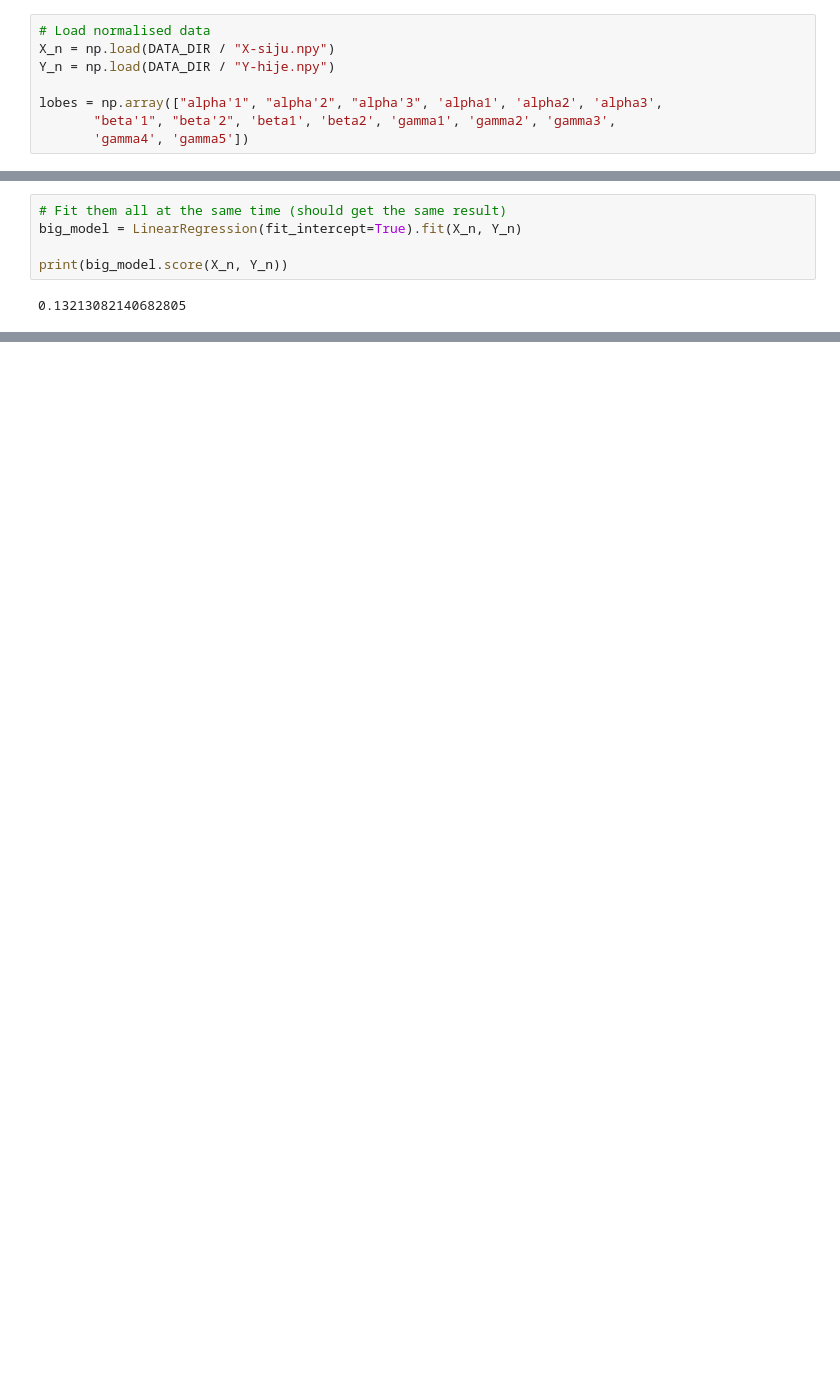
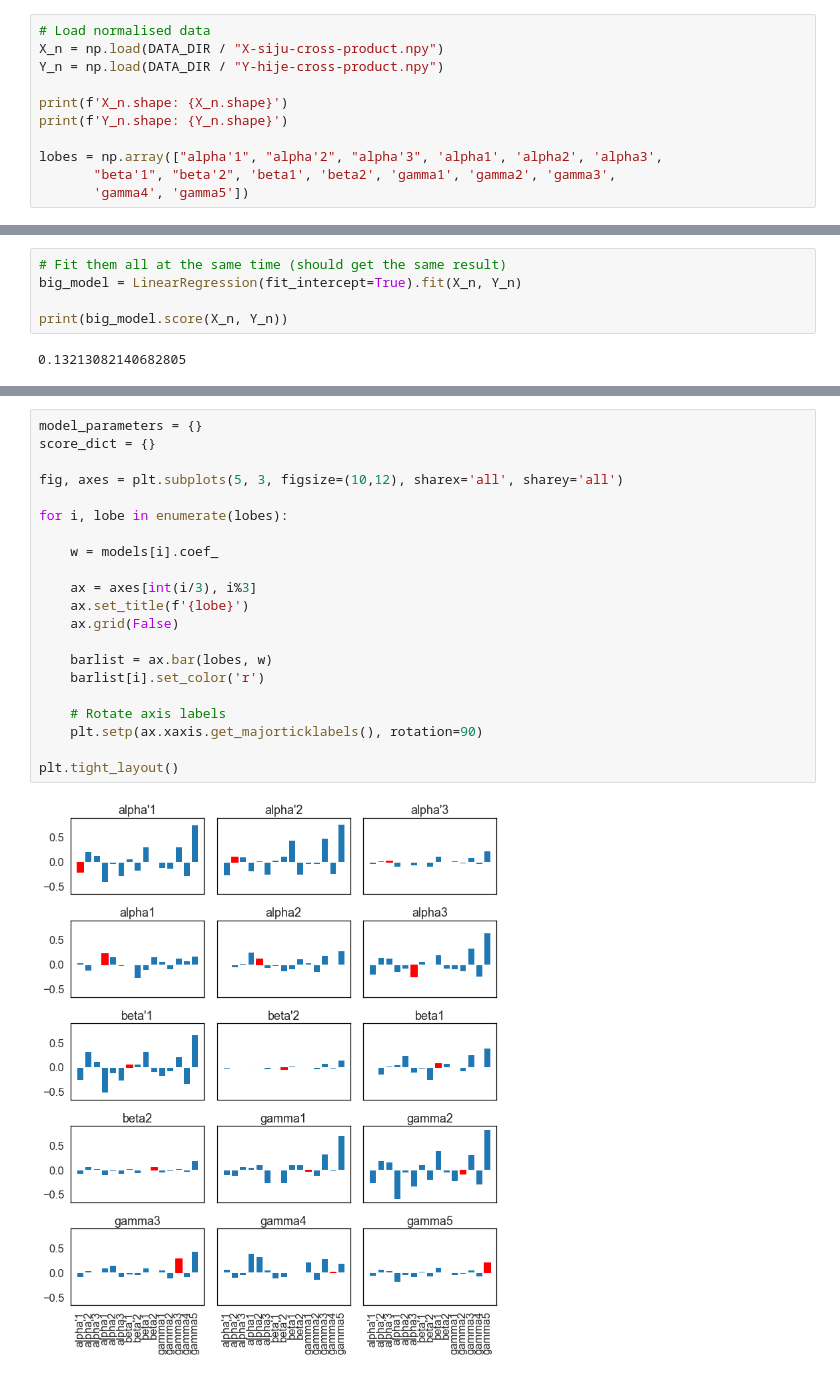
Before and after one commit to Jake-Jay/mushroom-body-models, a Jupyter notebook: notebooks/linear-model-cross-talk.ipynb, the cells around one changed output, grey strips where cells are left out. Drawn from its saved outputs; the diff is of its cells as text; blank space fills up the shorter version.

```diff
--- a/notebooks/linear-model-cross-talk.ipynb
+++ b/notebooks/linear-model-cross-talk.ipynb
@@ -181,7 +183,10 @@ Y_n = normalise(Y)
 # %%
 # Load normalised data
-X_n = np.load(DATA_DIR / "X-siju.npy")
-Y_n = np.load(DATA_DIR / "Y-hije.npy")
+X_n = np.load(DATA_DIR / "X-siju-cross-product.npy")
+Y_n = np.load(DATA_DIR / "Y-hije-cross-product.npy")
+
+print(f'X_n.shape: {X_n.shape}')
+print(f'Y_n.shape: {Y_n.shape}')
 
 lobes = np.array(["alpha'1", "alpha'2", "alpha'3", 'alpha1', 'alpha2', 'alpha3',
        "beta'1", "beta'2", 'beta1', 'beta2', 'gamma1', 'gamma2', 'gamma3',
@@ -249,0 +250,23 @@ NameError: name 'lobes' is not defined
+# %%
+model_parameters = {}
+score_dict = {}
+
+fig, axes = plt.subplots(5, 3, figsize=(10,12), sharex='all', sharey='all')
+
+for i, lobe in enumerate(lobes):
+
+    w = models[i].coef_
+
+    ax = axes[int(i/3), i%3]
+    ax.set_title(f'{lobe}')
+    ax.grid(False)
+
+    barlist = ax.bar(lobes, w)
+    barlist[i].set_color('r')
+
+    # Rotate axis labels
+    plt.setp(ax.xaxis.get_majorticklabels(), rotation=90)
+
+plt.tight_layout()
+# %% [output]
+[figure, added]
```
Also changed, not shown: parts of 14 cells of this notebook, 5 other files.
